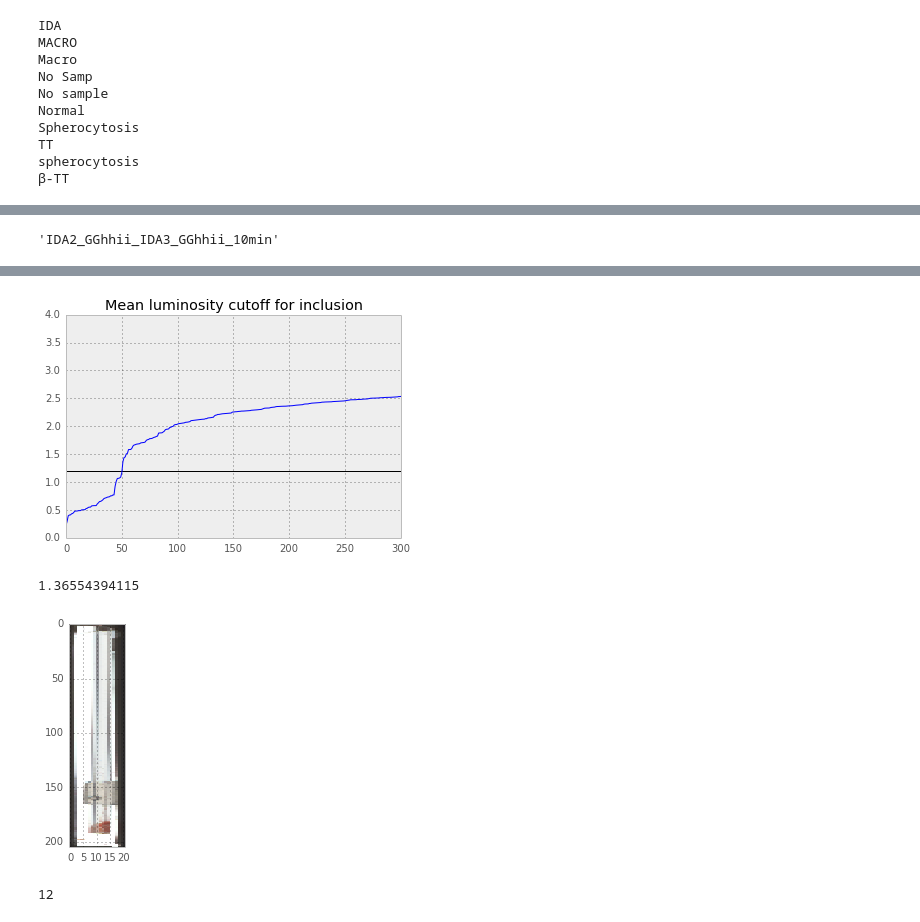
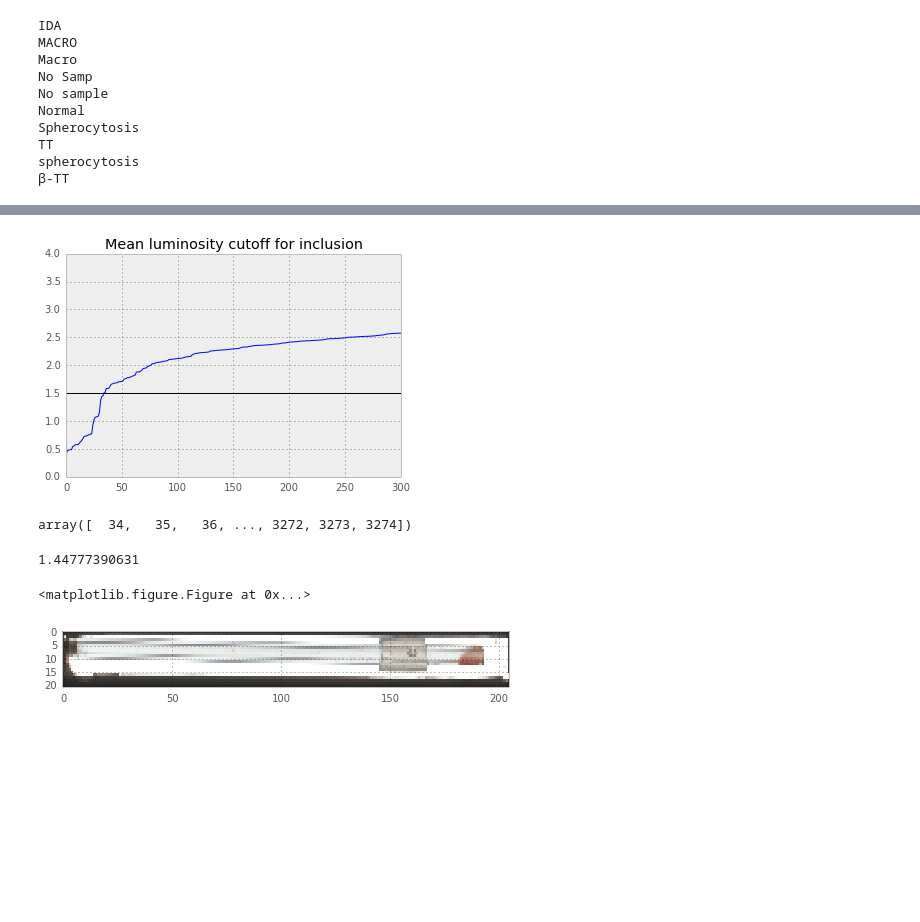
Before and after one commit to alexbw/ida, a Jupyter notebook: Data Extraction Pipeline.ipynb, the cells around one changed output, grey strips where cells are left out. Drawn from its saved outputs; the diff is of its cells as text; code cells hidden in the pictures; blank space fills up the shorter version.

```diff
--- a/Data Extraction Pipeline.ipynb
+++ b/Data Extraction Pipeline.ipynb
@@ -224,12 +208,14 @@ for i,n in enumerate(df.name):
-# %%
-df.name.iloc[85]
-# %% [output]
-'IDA2_GGhhii_IDA3_GGhhii_10min'
 # %%
 # Now port over everything from the df array to build one big-ass sample list
 for isample,sample in enumerate(samples):
     idf = df.loc[sample['experiment_index']]
     for header in headers:
+        try:
+            if np.isnan(metadata[sample['experiment_index']][header][sample['sample']]):
+                print 'hi'
+        except:
+            if 1 == 0:
+                print ''
         sample[header] = metadata[sample['experiment_index']][header][sample['sample']]
     sample['excel_file'] = idf.excel_file
     sample['tiff_file'] = idf.tiff_file
@@ -260,6 +246,7 @@ for header in headers:
         print "Successfully compared"
     except:
         print "Not a string-valued parameter, continuing..."
+sdf = sdf[sdf.blood_type.notnull()]
 # %% [output]
 Successfully compared
 Successfully compared
@@ -286,22 +273,29 @@ sumidx = np.argsort(imagesum)
 plot(imagesum[sumidx])
 xlim(0,300)
 ylim(0,4)
-threshold = 1.2
+threshold = 1.5
 hlines(threshold, 0, 300)
 title("Mean luminosity cutoff for inclusion")
 sdf['good'] = sdf.good.values & (imagesum > threshold)
 # %% [output]
-[figure, old version]
+[figure, new version]
+# %%
+np.argwhere(imagesum[sumidx] > threshold).ravel()
+# %% [output]
+array([  34,   35,   36, ..., 3272, 3273, 3274])
 # %%
 # Use this code to inspect why I chose the particular cutoff
 # 57 is blank, 58 is not
-i = 51 # now try 52
+
+i = 33 # now try 34
 figure(figsize=(1,4))
-imshow(sdf.image.values[sumidx[i]])
+
+util.sh(sdf.image.values[sumidx[i]])
 print imagesum[sumidx[i]]
 # %% [output]
-1.36554394115
+1.44777390631
+<matplotlib.figure.Figure at 0x...>
-[figure, old version]
+[figure, new version]
 # %%
 # Do some final cropping
 min_width = np.min([i.shape[1] for i in sdf.image.values])
@@ -341,4 +325,0 @@ isdf = sdf[idx]
-# %%
-len(isdf)
-# %% [output]
-12
```
Also changed, not shown: parts of 12 cells of this notebook, 5 other files.
